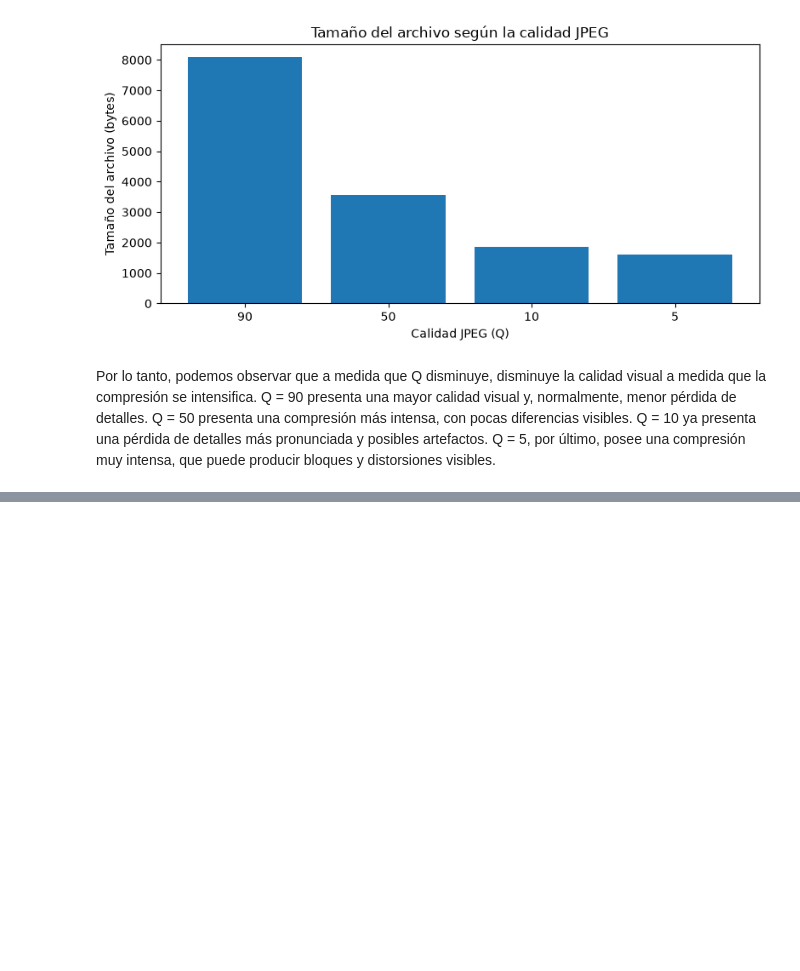
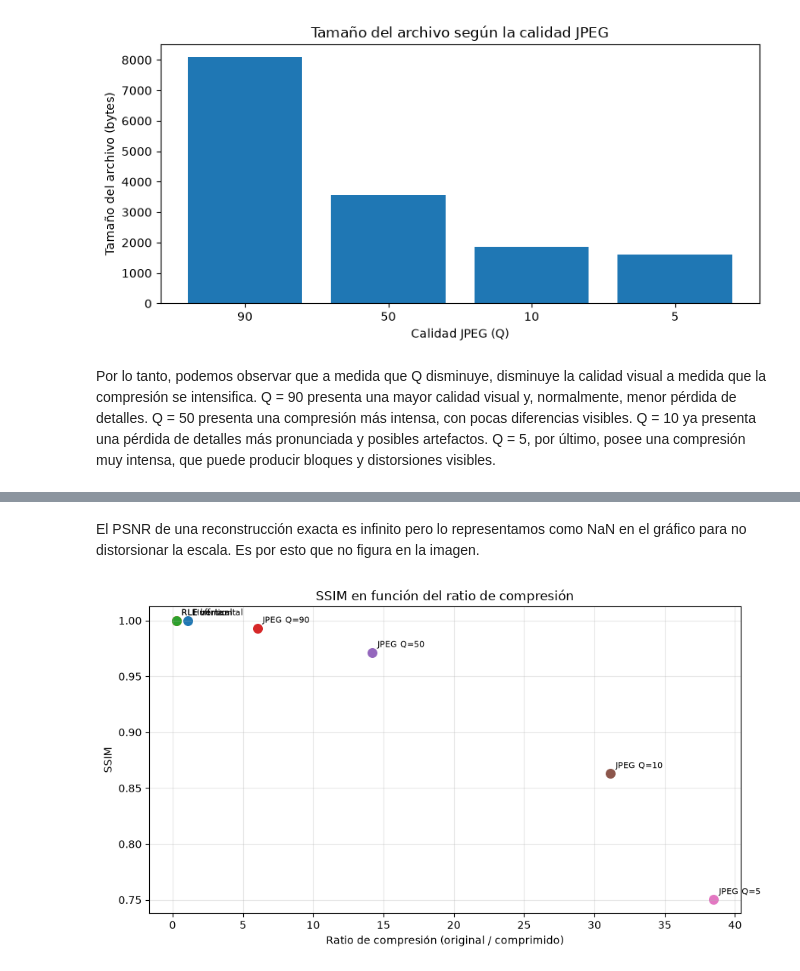
Before and after one commit to valjeon/PSIB_Guia_Imag_Biomed_Grupo15, a Jupyter notebook: notebooks/modulo4.ipynb, the cells around one changed output, grey strips where cells are left out. Drawn from its saved outputs; the diff is of its cells as text; code cells hidden in the pictures; blank space fills up the shorter version.

```diff
--- a/notebooks/modulo4.ipynb
+++ b/notebooks/modulo4.ipynb
@@ -565,0 +733,30 @@ En síntesis, a diferencia de Huffman y RLE, JPEG es un método de compresión c
+# %% [markdown]
+El PSNR de una reconstrucción exacta es infinito pero lo representamos como NaN en el gráfico para no distorsionar la escala. Es por esto que no figura en la imagen.
+# %%
+plt.figure(figsize=(9, 5))
+
+for _, fila in df_comparacion.iterrows():
+    plt.scatter(
+        fila["Ratio de compresión"],
+        fila["SSIM"],
+        s=70
+    )
+    plt.annotate(
+        fila["Método"],
+        (
+            fila["Ratio de compresión"],
+            fila["SSIM"]
+        ),
+        xytext=(5, 5),
+        textcoords="offset points",
+        fontsize=8
+    )
+
+plt.xlabel("Ratio de compresión (original / comprimido)")
+plt.ylabel("SSIM")
+plt.title("SSIM en función del ratio de compresión")
+plt.grid(True, alpha=0.3)
+plt.tight_layout()
+plt.show()
+# %% [output]
+[figure, added]
```
Also changed, not shown: parts of 14 cells of this notebook.
